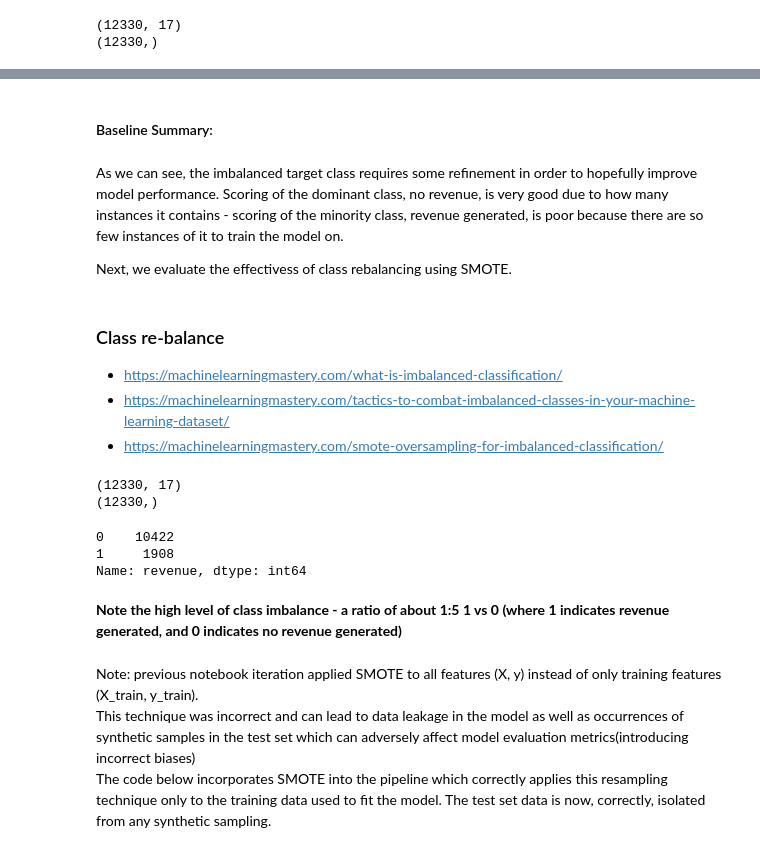
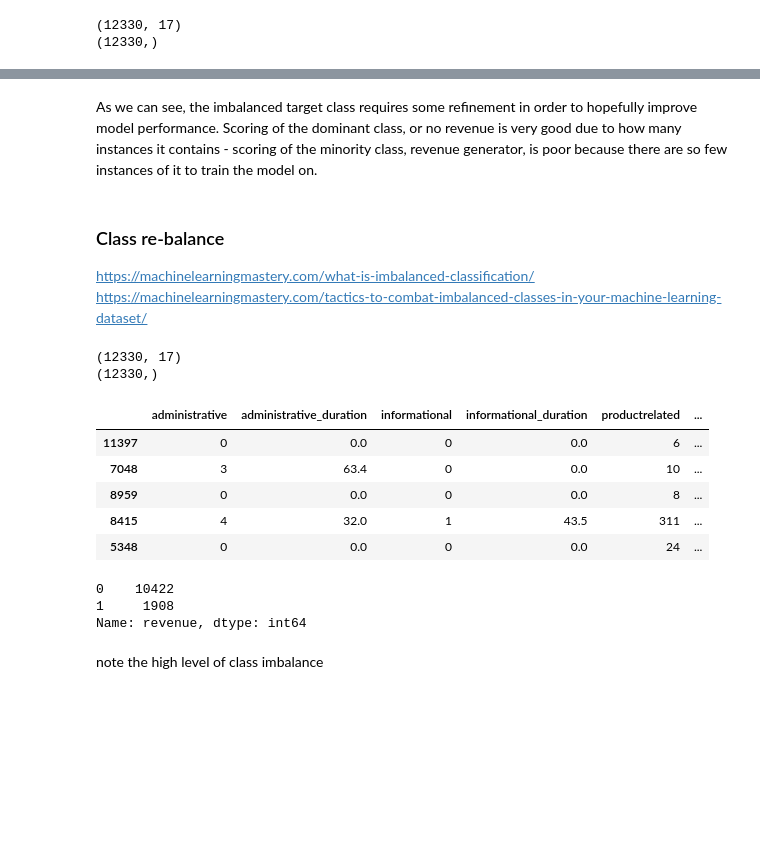
Before and after one commit to Yjung136/326_final_project, a Jupyter notebook: notebooks/ml_notebook.ipynb, the cells around one changed output, grey strips where cells are left out. Saved outputs shown, nothing was run; the diff lists cells and outputs as text; code cells hidden in the pictures; blank space fills up the shorter version.

Commit message:
Revert "Merge branch 'adfrisealach:main' into main"
This reverts commit 007e893abddd486cfab2c8ba7a04a19aefd90fa6, reversing
changes made to eb61f5bd2a7e03cca00a1768cb2619861bb4b48e.

```diff
--- a/notebooks/ml_notebook.ipynb
+++ b/notebooks/ml_notebook.ipynb
@@ -144,13 +133,7 @@ print(classification_report(y_test, y_pred))
 weighted avg       0.90      0.90      0.90      3699
-# %% [markdown]
-#### Baseline Summary:
 # %% [markdown]
-As we can see, the imbalanced target class requires some refinement in order to hopefully improve model performance. Scoring of the dominant class, no revenue, is very good due to how many instances it contains - scoring of the minority class, revenue generated, is poor because there are so few instances of it to train the model on.
-
-
-Next, we evaluate the effectivess of class rebalancing using SMOTE.
+As we can see, the imbalanced target class requires some refinement in order to hopefully improve model performance. Scoring of the dominant class, or no revenue is very good due to how many instances it contains - scoring of the minority class, revenue generator, is poor because there are so few instances of it to train the model on.
 # %% [markdown]
 ### Class re-balance
-* https://machinelearningmastery.com/what-is-imbalanced-classification/
-* https://machinelearningmastery.com/tactics-to-combat-imbalanced-classes-in-your-machine-learning-dataset/
-* https://machinelearningmastery.com/smote-oversampling-for-imbalanced-classification/
+https://machinelearningmastery.com/what-is-imbalanced-classification/
+https://machinelearningmastery.com/tactics-to-combat-imbalanced-classes-in-your-machine-learning-dataset/
@@ -160,16 +146,3 @@ print(y.shape)
 # %% [output]
 (12330, 17)
 (12330,)
-# %%
-# re-confirm class imbalance
-y.value_counts()
-# %% [output]
-0    10422
-1     1908
-Name: revenue, dtype: int64
-# %% [markdown]
-**Note the high level of class imbalance - a ratio of about 1:5 1 vs 0 (where 1 indicates revenue generated, and 0 indicates no revenue generated)**
-# %% [markdown]
-Note: previous notebook iteration applied SMOTE to all features (X, y) instead of only training features (X_train, y_train).
-This technique was incorrect and can lead to data leakage in the model as well as occurrences of synthetic samples in the test set which can adversely affect model evaluation metrics(introducing incorrect biases)
-The code below incorporates SMOTE into the pipeline which correctly  applies this resampling technique only to the training data used to fit the model. The test set data is now, correctly, isolated from any synthetic sampling.
@@ -182,0 +149,17 @@ from imblearn.pipeline import Pipeline as im_Pipeline
+# %%
+X.sample(5)
+# %% [output]
+|  | administrative | administrative_duration | informational | informational_duration | productrelated | ... |
+| 11397 | 0 | 0.0 | 0 | 0.0 | 6 | ... |
+| 7048 | 3 | 63.4 | 0 | 0.0 | 10 | ... |
+| 8959 | 0 | 0.0 | 0 | 0.0 | 8 | ... |
+| 8415 | 4 | 32.0 | 1 | 43.5 | 311 | ... |
+| 5348 | 0 | 0.0 | 0 | 0.0 | 24 | ... |
+# %%
+y.value_counts()
+# %% [output]
+0    10422
+1     1908
+Name: revenue, dtype: int64
+# %% [markdown]
+note the high level of class imbalance
```
Also changed, not shown: parts of 35 cells of this notebook, 1 other file.
